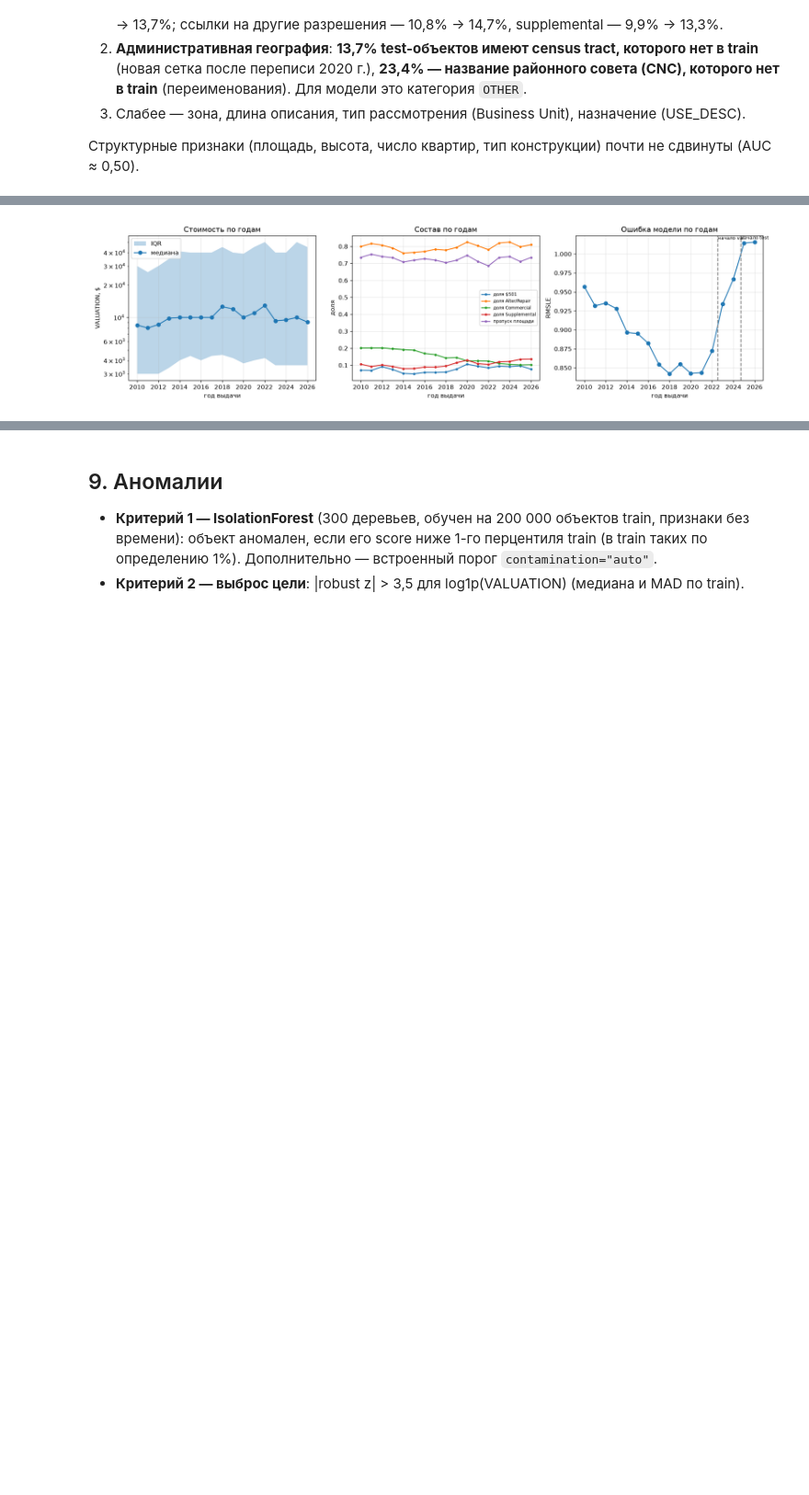
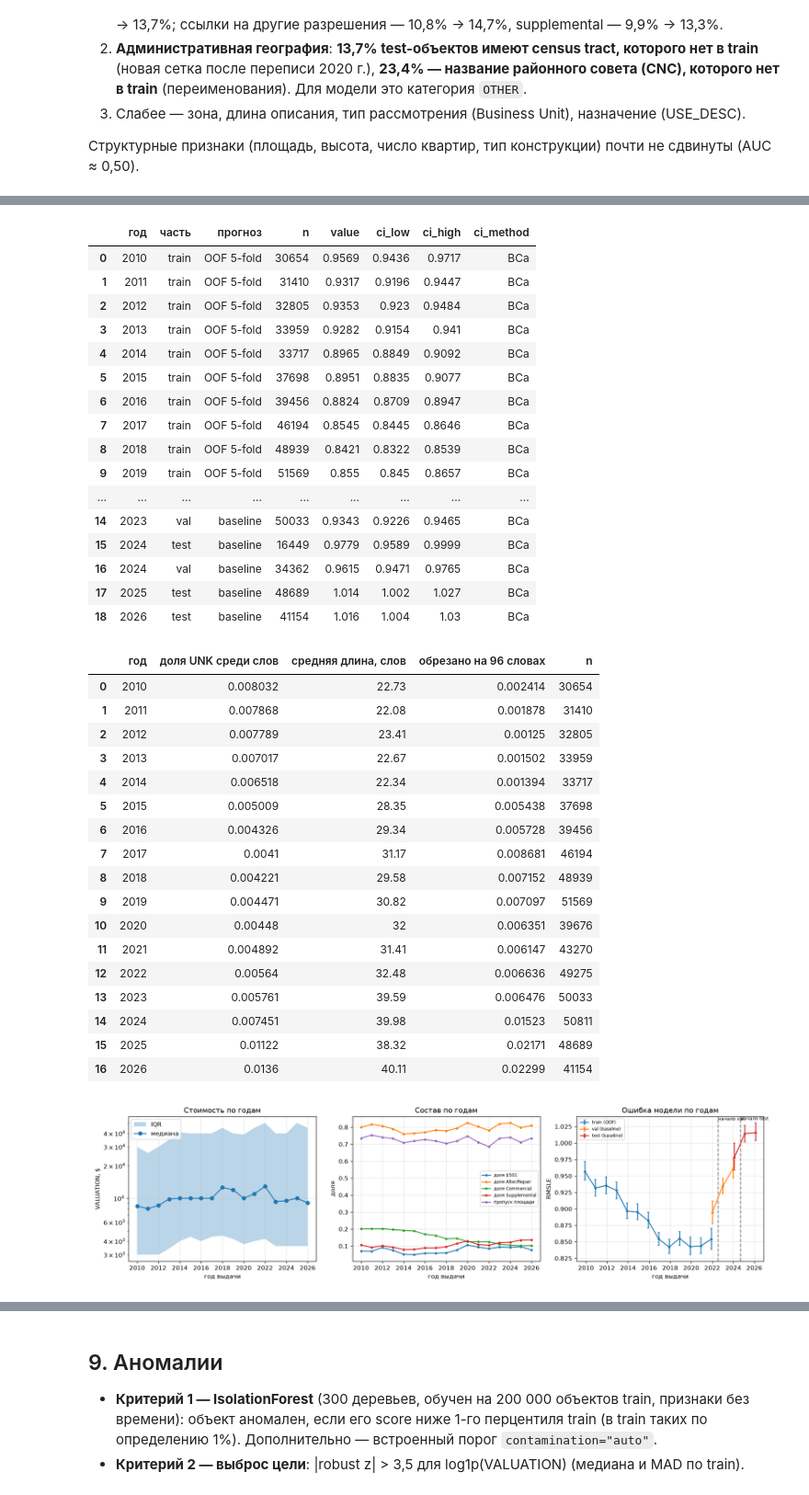
Before and after one commit to DeaDog911/ai-security, a Jupyter notebook: notebooks/pr1_data_quality.ipynb, the cells around one changed output, grey strips where cells are left out. Shown at 92% size. Cells and saved outputs as stored; diff of their text form; code cells hidden in the pictures; blank space fills up the shorter version.

```diff
--- a/notebooks/pr1_data_quality.ipynb
+++ b/notebooks/pr1_data_quality.ipynb
@@ -499,31 +551,68 @@ show("shift_drift_facts", cols=["check", "часть", "value", "ci_low", "ci_hi
 # %%
 show("shift_ks_target");
 show("shift_by_year");
+show("shift_error_by_year");
+show("shift_text_vocab_by_year");
 img("shift_by_year")
 # %% [output]
 |  | сравнение | KS D | p_value | медиана log1p a | медиана log1p b |
 | 0 | train vs val | 0.02443 | 7.362e-46 | 9.21 | 9.21 |
 | 1 | train vs test | 0.03404 | 1.491e-88 | 9.21 | 9.17 |
 | 2 | val vs test | 0.01287 | 4.449e-08 | 9.21 | 9.17 |
 |  | год | n | медиана $ | p25 $ | p75 $ | доля $501 | доля Alter/Repair | доля Commercial | ... |
 | 0 | 2010 | 30654 | 8500 | 3000 | 3e+04 | 0.07059 | 0.7995 | 0.2017 | ... |
 | 1 | 2011 | 31410 | 8000 | 3000 | 2.632e+04 | 0.06909 | 0.8165 | 0.202 | ... |
 | 2 | 2012 | 32805 | 8600 | 3000 | 3e+04 | 0.09114 | 0.8076 | 0.202 | ... |
 | 3 | 2013 | 33959 | 9840 | 3413 | 3.5e+04 | 0.07444 | 0.7905 | 0.1967 | ... |
 | 4 | 2014 | 33717 | 1e+04 | 4000 | 4.1e+04 | 0.05152 | 0.7608 | 0.1924 | ... |
 | 5 | 2015 | 37698 | 1e+04 | 4400 | 4e+04 | 0.04915 | 0.7649 | 0.1889 | ... |
 | 6 | 2016 | 39456 | 1e+04 | 4000 | 4e+04 | 0.05746 | 0.7703 | 0.1693 | ... |
 | 7 | 2017 | 46194 | 1e+04 | 4400 | 4e+04 | 0.05726 | 0.7833 | 0.1623 | ... |
 | 8 | 2018 | 48939 | 1.26e+04 | 4500 | 4.5e+04 | 0.05918 | 0.7783 | 0.1426 | ... |
 | 9 | 2019 | 51569 | 1.2e+04 | 4200 | 4e+04 | 0.07677 | 0.7941 | 0.1451 | ... |
 | 10 | 2020 | 39676 | 1e+04 | 3750 | 3.9e+04 | 0.1058 | 0.8254 | 0.1257 | ... |
 | 11 | 2021 | 43270 | 1.1e+04 | 4000 | 4.5e+04 | 0.09397 | 0.8034 | 0.1256 | ... |
 | 12 | 2022 | 49275 | 1.29e+04 | 4200 | 5e+04 | 0.08434 | 0.781 | 0.1245 | ... |
 | 13 | 2023 | 50033 | 9300 | 3600 | 4e+04 | 0.09416 | 0.8199 | 0.1103 | ... |
 | 14 | 2024 | 50811 | 9500 | 3600 | 4e+04 | 0.09154 | 0.8255 | 0.1052 | ... |
 | 15 | 2025 | 48689 | 1e+04 | 3600 | 5e+04 | 0.09626 | 0.7978 | 0.1017 | ... |
 | 16 | 2026 | 41154 | 9073 | 3600 | 4.5e+04 | 0.07654 | 0.8097 | 0.1027 | ... |
+|  | год | часть | прогноз | n | value | ci_low | ci_high | ci_method |
+| 0 | 2010 | train | OOF 5-fold | 30654 | 0.9569 | 0.9436 | 0.9717 | BCa |
+| 1 | 2011 | train | OOF 5-fold | 31410 | 0.9317 | 0.9196 | 0.9447 | BCa |
+| 2 | 2012 | train | OOF 5-fold | 32805 | 0.9353 | 0.923 | 0.9484 | BCa |
+| 3 | 2013 | train | OOF 5-fold | 33959 | 0.9282 | 0.9154 | 0.941 | BCa |
+| 4 | 2014 | train | OOF 5-fold | 33717 | 0.8965 | 0.8849 | 0.9092 | BCa |
+| 5 | 2015 | train | OOF 5-fold | 37698 | 0.8951 | 0.8835 | 0.9077 | BCa |
+| 6 | 2016 | train | OOF 5-fold | 39456 | 0.8824 | 0.8709 | 0.8947 | BCa |
+| 7 | 2017 | train | OOF 5-fold | 46194 | 0.8545 | 0.8445 | 0.8646 | BCa |
+| 8 | 2018 | train | OOF 5-fold | 48939 | 0.8421 | 0.8322 | 0.8539 | BCa |
+| 9 | 2019 | train | OOF 5-fold | 51569 | 0.855 | 0.845 | 0.8657 | BCa |
+| ... | ... | ... | ... | ... | ... | ... | ... | ... |
+| 14 | 2023 | val | baseline | 50033 | 0.9343 | 0.9226 | 0.9465 | BCa |
+| 15 | 2024 | test | baseline | 16449 | 0.9779 | 0.9589 | 0.9999 | BCa |
+| 16 | 2024 | val | baseline | 34362 | 0.9615 | 0.9471 | 0.9765 | BCa |
+| 17 | 2025 | test | baseline | 48689 | 1.014 | 1.002 | 1.027 | BCa |
+| 18 | 2026 | test | baseline | 41154 | 1.016 | 1.004 | 1.03 | BCa |
+|  | год | доля UNK среди слов | средняя длина, слов | обрезано на 96 словах | n |
+| 0 | 2010 | 0.008032 | 22.73 | 0.002414 | 30654 |
+| 1 | 2011 | 0.007868 | 22.08 | 0.001878 | 31410 |
+| 2 | 2012 | 0.007789 | 23.41 | 0.00125 | 32805 |
+| 3 | 2013 | 0.007017 | 22.67 | 0.001502 | 33959 |
+| 4 | 2014 | 0.006518 | 22.34 | 0.001394 | 33717 |
+| 5 | 2015 | 0.005009 | 28.35 | 0.005438 | 37698 |
+| 6 | 2016 | 0.004326 | 29.34 | 0.005728 | 39456 |
+| 7 | 2017 | 0.0041 | 31.17 | 0.008681 | 46194 |
+| 8 | 2018 | 0.004221 | 29.58 | 0.007152 | 48939 |
+| 9 | 2019 | 0.004471 | 30.82 | 0.007097 | 51569 |
+| 10 | 2020 | 0.00448 | 32 | 0.006351 | 39676 |
+| 11 | 2021 | 0.004892 | 31.41 | 0.006147 | 43270 |
+| 12 | 2022 | 0.00564 | 32.48 | 0.006636 | 49275 |
+| 13 | 2023 | 0.005761 | 39.59 | 0.006476 | 50033 |
+| 14 | 2024 | 0.007451 | 39.98 | 0.01523 | 50811 |
+| 15 | 2025 | 0.01122 | 38.32 | 0.02171 | 48689 |
+| 16 | 2026 | 0.0136 | 40.11 | 0.02299 | 41154 |
-[figure, old version]
+[figure, new version]
 # %% [markdown]
 **Сдвиг цели и динамика.**
 * Распределение цели меняется слабо: KS D = 0,034 между train и test (значимо при таком n, но медиана log-стоимости почти та же: 9,21 → 9,17).
```
Also changed, not shown: parts of 14 cells of this notebook, 18 other files.
